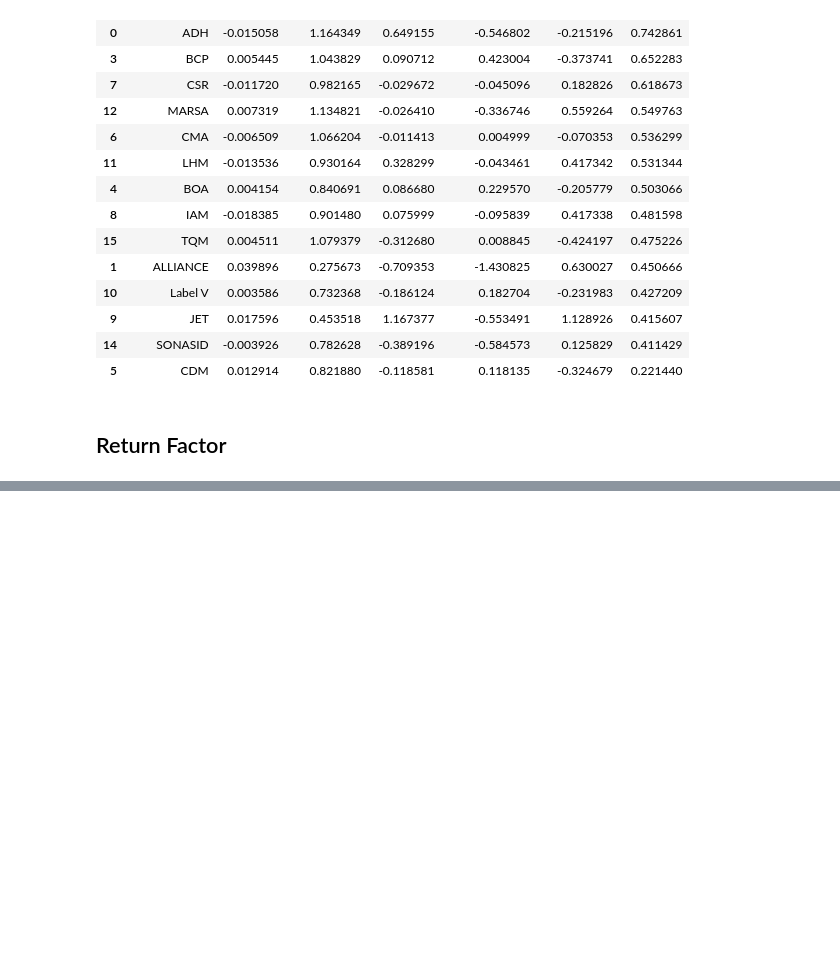
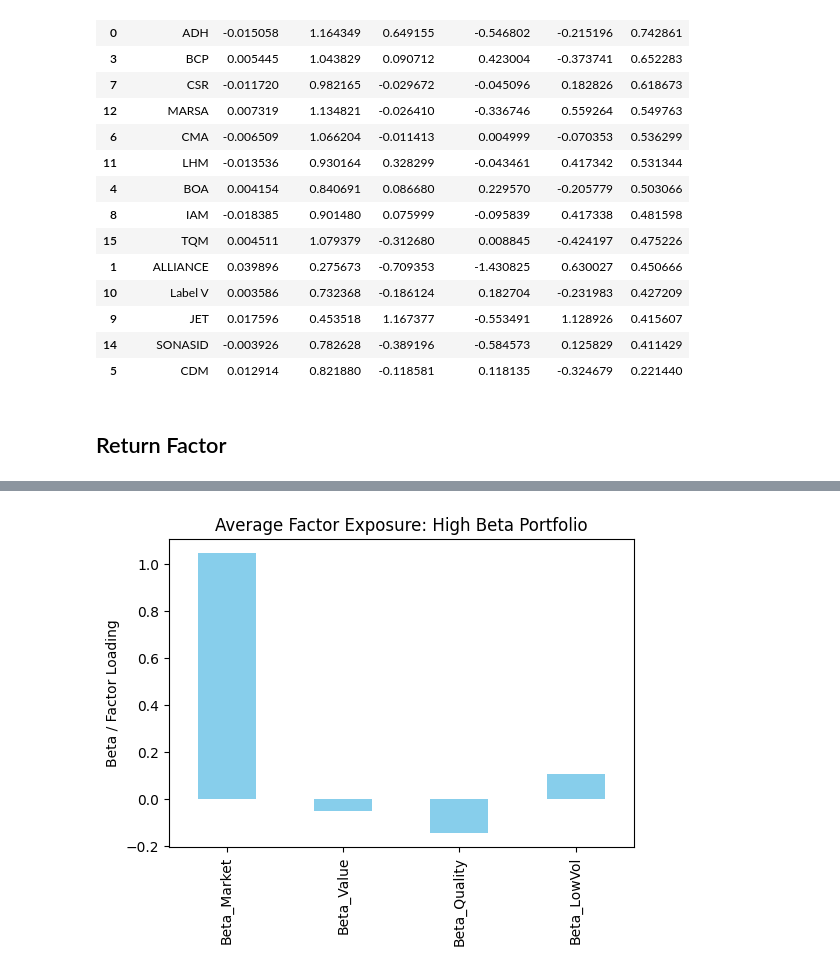
Before and after one commit to Salmanlm23/Finance-project-, a Jupyter notebook: FACTOR MODEL & RISK EXPOSURE.ipynb, the cells around one changed output, grey strips where cells are left out. Cells and saved outputs as stored; diff of their text form; code cells hidden in the pictures; blank space fills up the shorter version.

```diff
--- a/FACTOR MODEL & RISK EXPOSURE.ipynb
+++ b/FACTOR MODEL & RISK EXPOSURE.ipynb
@@ -404,0 +442,18 @@ np.float64(0.03487768519271627)
+# %%
+import pandas as pd
+
+betas_list = []
+
+for asset, model in results.items():
+    betas_list.append({
+        'Asset': asset,
+        'Alpha': model.params['const'],
+        'Beta_Market': model.params['Market'],
+        'Beta_LowVol': model.params['LOWVOL_Factor'],
+        'Beta_Value': model.params['Value_Factor'],
+        'Beta_Quality': model.params['Quality_Factor'],
+        'Adj_R2': model.rsquared_adj
+    })
+
+betas_df = pd.DataFrame(betas_list)
+betas_df
@@ -404,0 +478,8 @@ np.float64(0.03487768519271627)
+# %%
+threshold = 0.4
+
+filtered_betas_df = betas_df[
+    (betas_df['Adj_R2'] >= threshold) &
+    (betas_df['Alpha'] > 0)
+]
+filtered_betas_df
@@ -404,0 +581,10 @@ np.float64(0.03487768519271627)
+# %%
+avg_factors = high_beta_assets[['Beta_Market','Beta_Value','Beta_Quality','Beta_LowVol']].mean()
+
+plt.figure(figsize=(6,4))
+avg_factors.plot(kind='bar', color='skyblue')
+plt.title("Average Factor Exposure: High Beta Portfolio")
+plt.ylabel("Beta / Factor Loading")
+plt.show()
+# %% [output]
+[figure, added]
```
Also changed, not shown: parts of 21 cells of this notebook.
